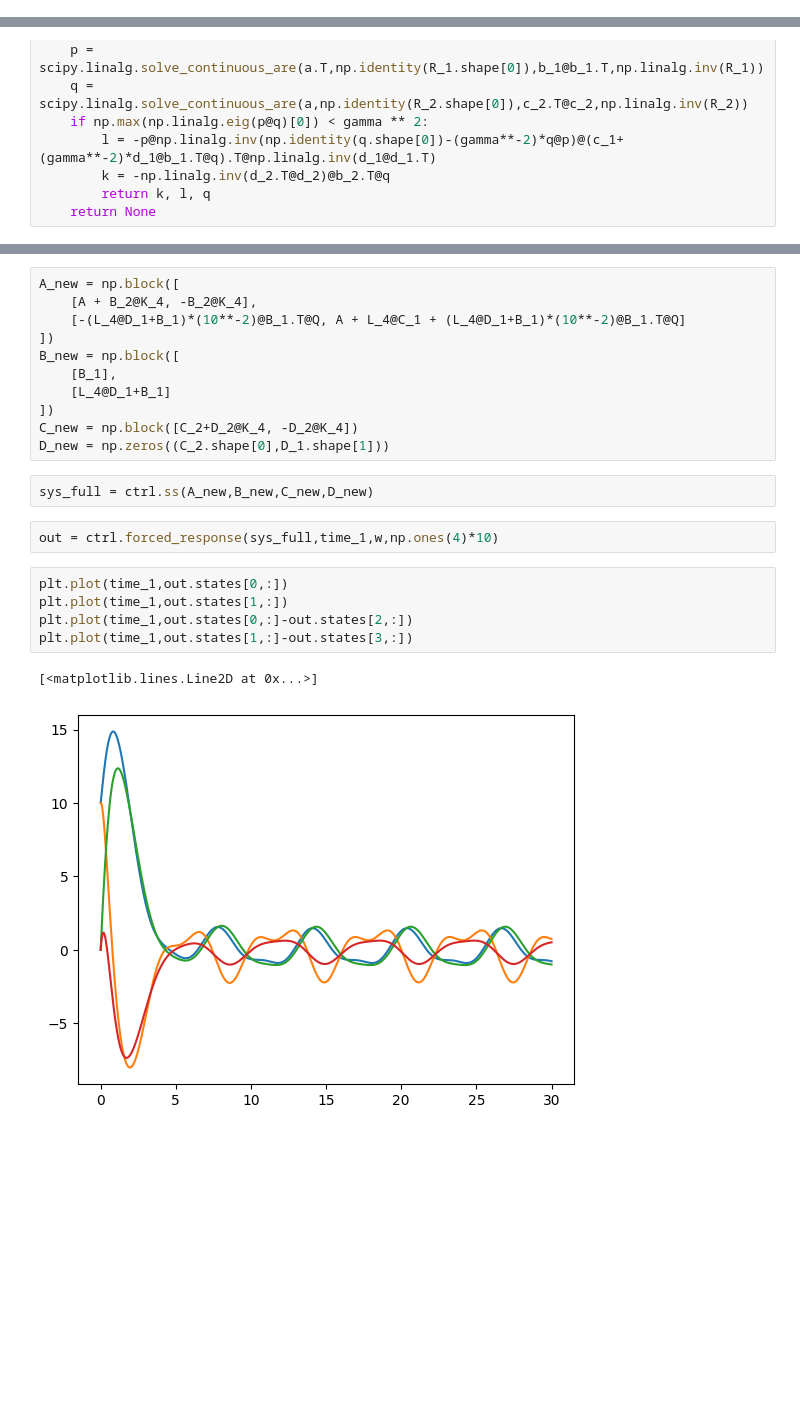
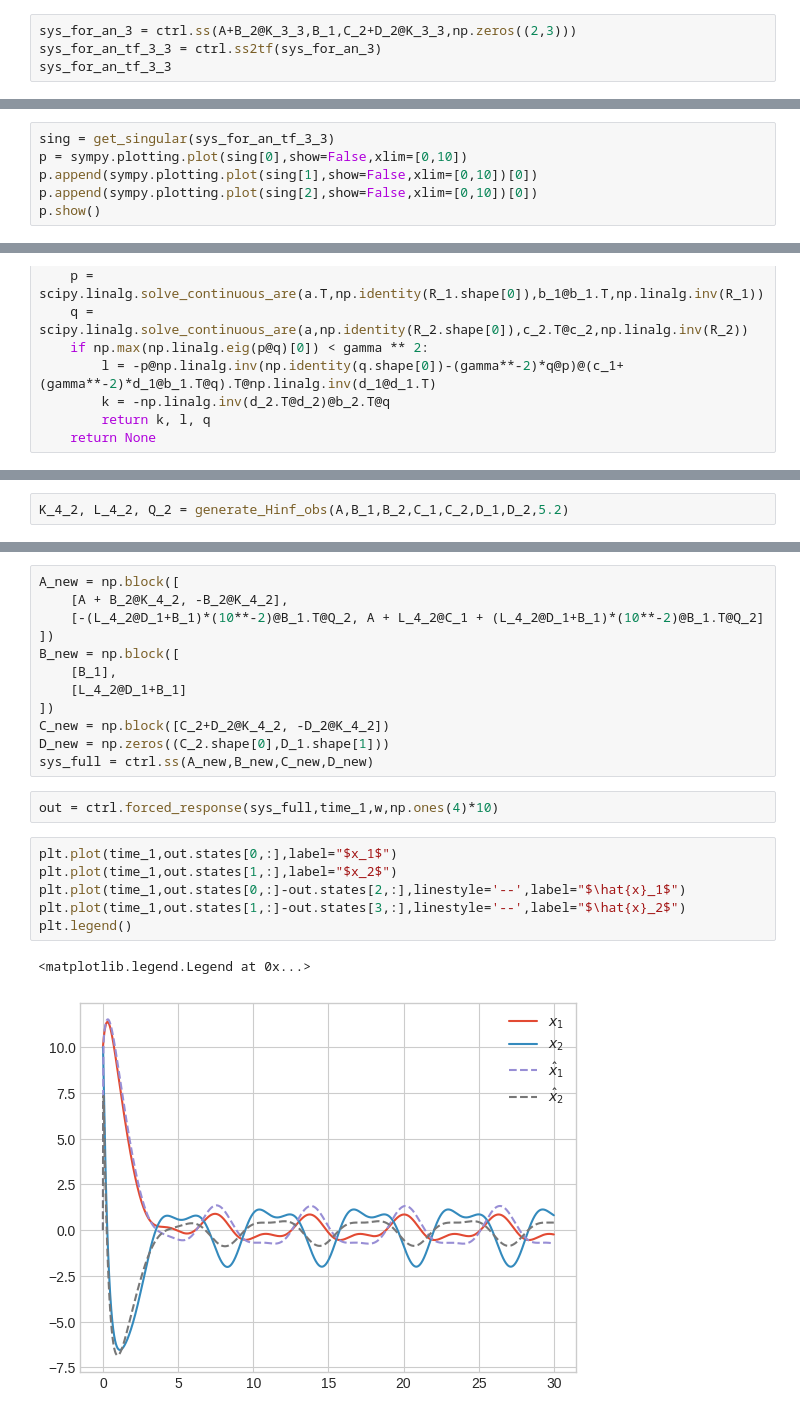
Before and after one commit to diuzhevVlad/control-theory-itmo-2023-2024, a Jupyter notebook: Lab11/Lab11.ipynb, the cells around one changed output, grey strips where cells are left out. Drawn from its saved outputs; the diff is of its cells as text; blank space fills up the shorter version.

Commit message:
plots done

```diff
--- a/Lab11/Lab11.ipynb
+++ b/Lab11/Lab11.ipynb
@@ -423,0 +630,4 @@ plt.legend()
+# %%
+sys_for_an_3 = ctrl.ss(A+B_2@K_3_3,B_1,C_2+D_2@K_3_3,np.zeros((2,3)))
+sys_for_an_tf_3_3 = ctrl.ss2tf(sys_for_an_3)
+sys_for_an_tf_3_3
@@ -423,0 +648,6 @@ plt.legend()
+# %%
+sing = get_singular(sys_for_an_tf_3_3)
+p = sympy.plotting.plot(sing[0],show=False,xlim=[0,10])
+p.append(sympy.plotting.plot(sing[1],show=False,xlim=[0,10])[0])
+p.append(sympy.plotting.plot(sing[2],show=False,xlim=[0,10])[0])
+p.show()
@@ -474,2 +706,4 @@ np.linalg.eigvals(A+L_4@C_1)
 # %% [output]
 array([-1.1097315+0.43508582j, -1.1097315-0.43508582j])
+# %%
+K_4_2, L_4_2, Q_2 = generate_Hinf_obs(A,B_1,B_2,C_1,C_2,D_1,D_2,5.2)
@@ -476,23 +728,23 @@ array([-1.1097315+0.43508582j, -1.1097315-0.43508582j])
 # %%
 A_new = np.block([
-    [A + B_2@K_4, -B_2@K_4],
-    [-(L_4@D_1+B_1)*(10**-2)@B_1.T@Q, A + L_4@C_1 + (L_4@D_1+B_1)*(10**-2)@B_1.T@Q]
+    [A + B_2@K_4_2, -B_2@K_4_2],
+    [-(L_4_2@D_1+B_1)*(10**-2)@B_1.T@Q_2, A + L_4_2@C_1 + (L_4_2@D_1+B_1)*(10**-2)@B_1.T@Q_2]
 ])
 B_new = np.block([
     [B_1],
-    [L_4@D_1+B_1]
+    [L_4_2@D_1+B_1]
 ])
-C_new = np.block([C_2+D_2@K_4, -D_2@K_4])
+C_new = np.block([C_2+D_2@K_4_2, -D_2@K_4_2])
 D_new = np.zeros((C_2.shape[0],D_1.shape[1]))
+sys_full = ctrl.ss(A_new,B_new,C_new,D_new)
-# %%
-sys_full = ctrl.ss(A_new,B_new,C_new,D_new)
 # %%
 out = ctrl.forced_response(sys_full,time_1,w,np.ones(4)*10)
 # %%
-plt.plot(time_1,out.states[0,:])
-plt.plot(time_1,out.states[1,:])
-plt.plot(time_1,out.states[0,:]-out.states[2,:])
-plt.plot(time_1,out.states[1,:]-out.states[3,:])
+plt.plot(time_1,out.states[0,:],label="$x_1$")
+plt.plot(time_1,out.states[1,:],label="$x_2$")
+plt.plot(time_1,out.states[0,:]-out.states[2,:],linestyle='--',label="$\hat{x}_1$")
+plt.plot(time_1,out.states[1,:]-out.states[3,:],linestyle='--',label="$\hat{x}_2$")
+plt.legend()
 # %% [output]
-[<matplotlib.lines.Line2D at 0x...>]
+<matplotlib.legend.Legend at 0x...>
-[figure, old version]
+[figure, new version]
```
Also changed, not shown: parts of 95 cells of this notebook.
